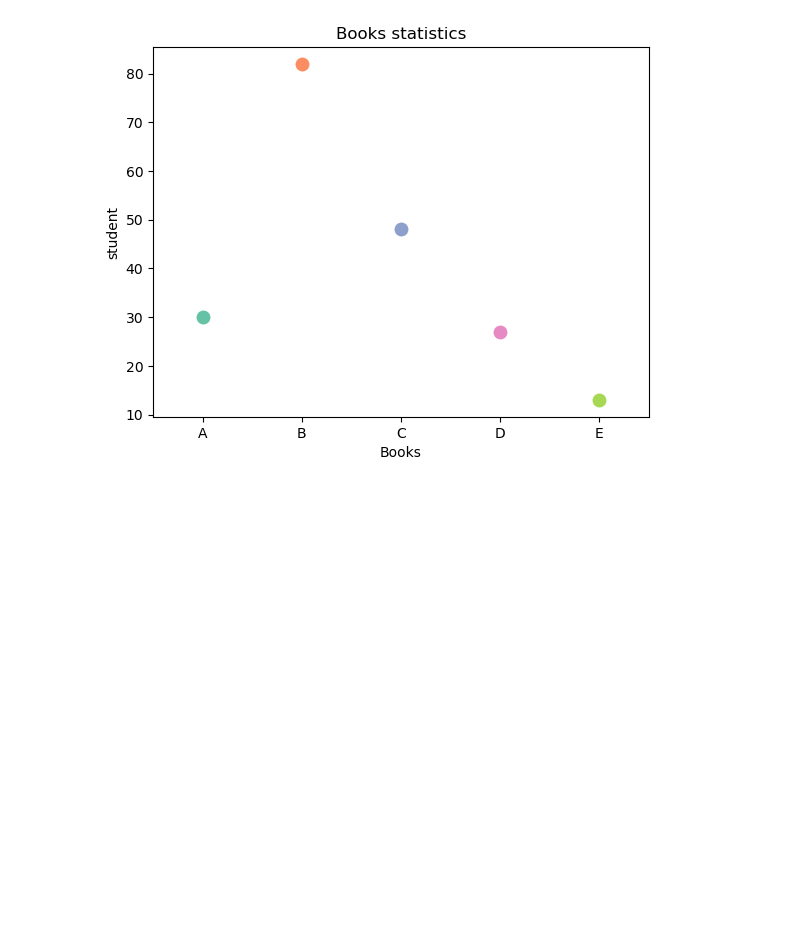
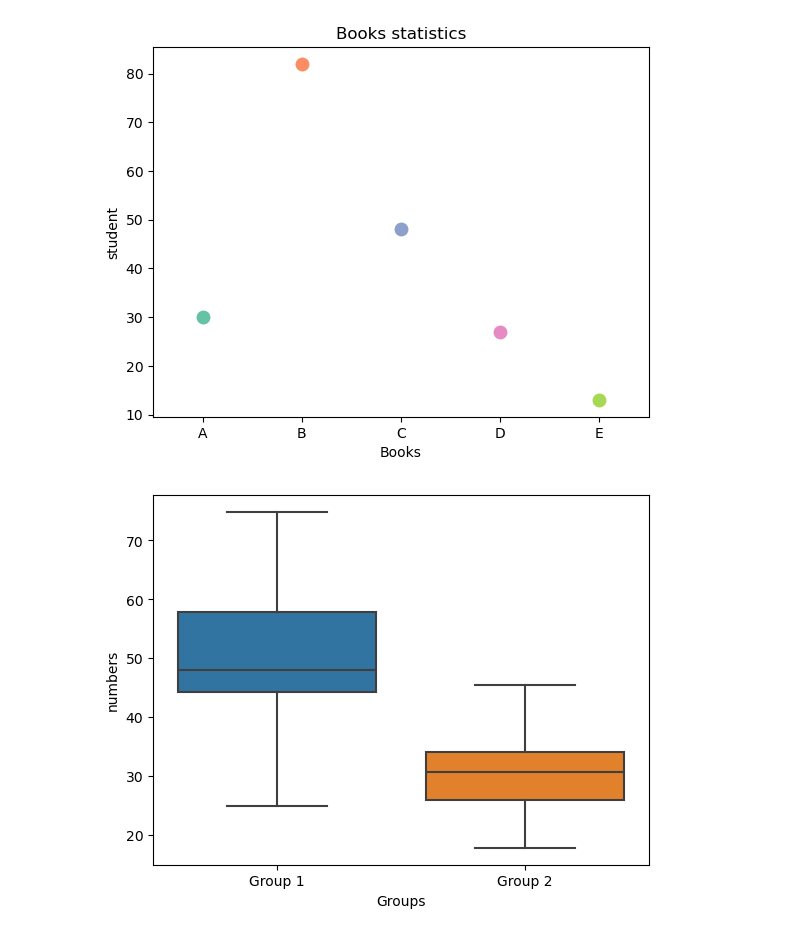
Before and after one commit to Sameershrinath/PythonNotes, a Jupyter notebook: DSA/test.ipynb, the cells around one changed output. Saved outputs shown, nothing was run; the diff lists cells and outputs as text; code cells hidden in the pictures; blank space fills up the shorter version.

```diff
--- a/DSA/test.ipynb
+++ b/DSA/test.ipynb
@@ -291,3 +291,19 @@ plt.title("Books statistics")
 plt.show()
 # %% [output]
 [figure]
+# %%
+import matplotlib.pyplot as plt
+import seaborn as sns
+import numpy as np
+
+data1=[np.random.normal(50,10,100),np.random.normal(30,5,100)]
+
+
+
+sns.boxplot(data=data1)
+plt.xlabel("Groups")
+plt.ylabel("numbers")
+plt.xticks([0,1],["Group 1","Group 2"])
+plt.show()
+# %% [output]
+[figure, added]
```
Also changed, not shown: parts of 1 cell of this notebook.
